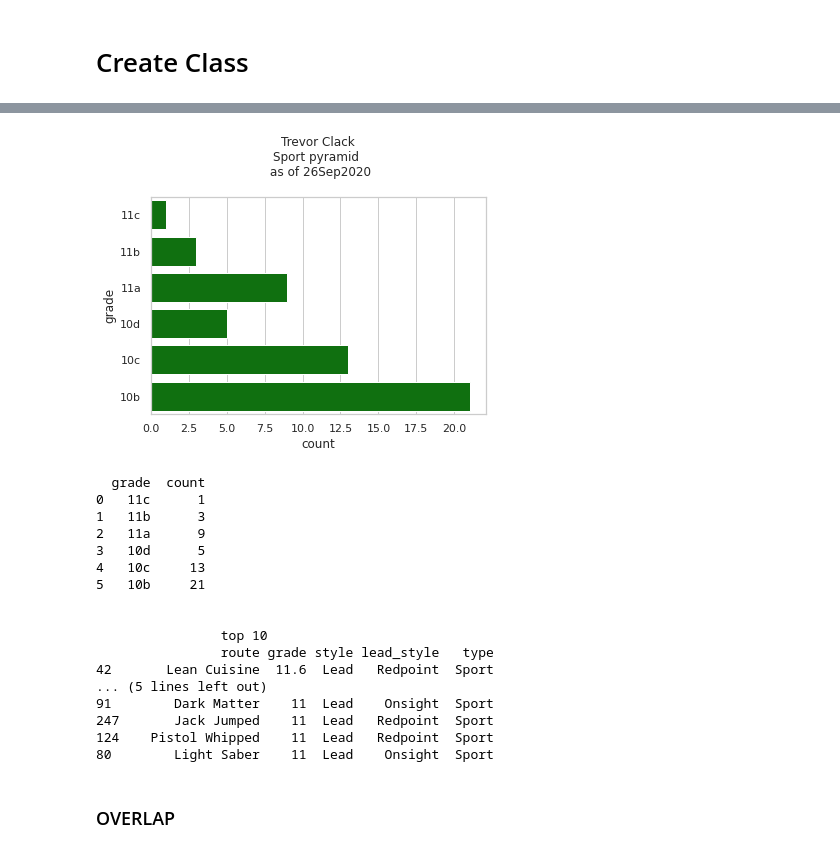
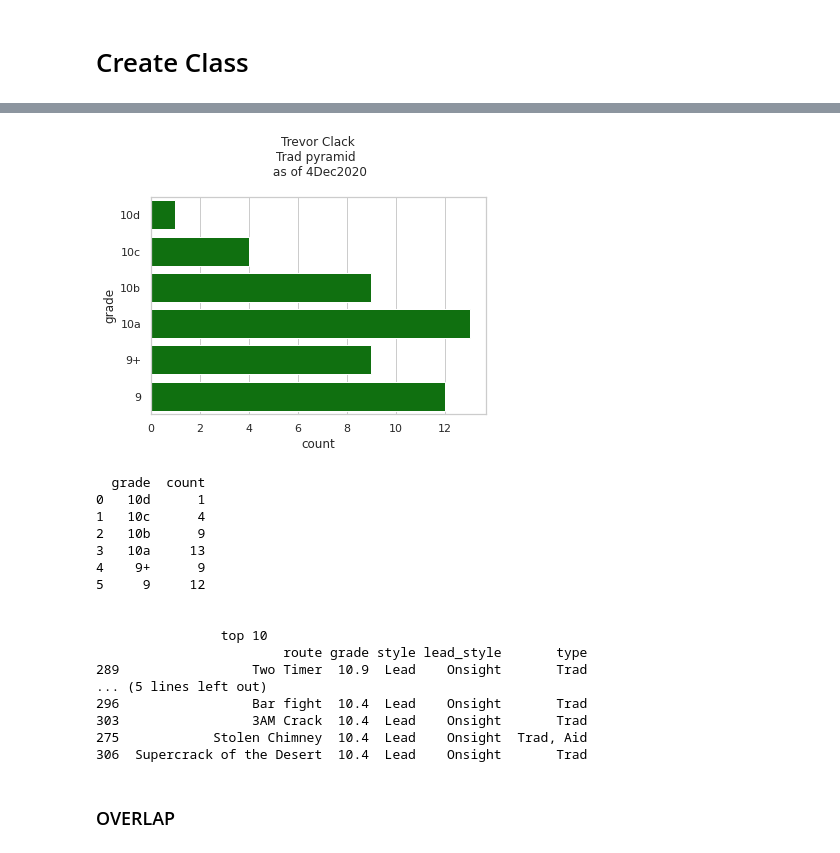
Before and after one commit to Tclack88/MountainProject, a Jupyter notebook: rp_os_pyramids.ipynb, the cells around one changed output, grey strips where cells are left out. Cells and saved outputs as stored; diff of their text form; code cells hidden in the pictures.

```diff
--- a/rp_os_pyramids.ipynb
+++ b/rp_os_pyramids.ipynb
@@ -782,6 +847,6 @@ class Pyramid:
 # %%
-# document = "https://www.mountainproject.com/user/109791883/trevor-clack/tick-export"   # Trevor
-document = "https://www.mountainproject.com/user/110296901/morgan-f/tick-export"  # Morgan
+document = "https://www.mountainproject.com/user/109791883/trevor-clack/tick-export"   # Trevor
+# document = "https://www.mountainproject.com/user/110296901/morgan-f/tick-export"  # Morgan
 # document = "https://www.mountainproject.com/user/106234022/stormeh/tick-export" # Ryan Murphy
 # area_url = "https://www.mountainproject.com/area/classics/108189726/fairview-mountain"
 area_url = "https://www.mountainproject.com/area/classics/105931166/central-pinnacles"
@@ -789,6 +854,6 @@ P = Pyramid(document)
 # P.make_recommendations(area_url)
 # P.show_pyramids('trad')
 P.show_pyramids()
-
+# P.yearly_progress()
 # TODO: fix the show_pyramids, with 'None' it shows one then doesn't show the other
 # %% [output]
@@ -828,24 +905,24 @@ P.yearly_mileage
 # %%
-P.show_pyramids('sport')
+P.show_pyramids('trad')
 # %% [output]
-[figure, old version]
+[figure, new version]
   grade  count
-0   11c      1
-1   11b      3
-2   11a      9
-3   10d      5
-4   10c     13
-5   10b     21
+0   10d      1
+1   10c      4
+2   10b      9
+3   10a     13
+4    9+      9
+5     9     12
 
 
                 top 10
-                route grade style lead_style   type
-42       Lean Cuisine  11.6  Lead   Redpoint  Sport
+                        route grade style lead_style       type
+289                 Two Timer  10.9  Lead    Onsight       Trad
 ... (5 lines left out)
-91        Dark Matter    11  Lead    Onsight  Sport
-247       Jack Jumped    11  Lead   Redpoint  Sport
-124    Pistol Whipped    11  Lead   Redpoint  Sport
-80        Light Saber    11  Lead    Onsight  Sport
+296                 Bar fight  10.4  Lead    Onsight       Trad
+303                 3AM Crack  10.4  Lead    Onsight       Trad
+275            Stolen Chimney  10.4  Lead    Onsight  Trad, Aid
+306  Supercrack of the Desert  10.4  Lead    Onsight       Trad
 # %% [markdown]
 ### OVERLAP
 # %%
```
Also changed, not shown: parts of 5 cells of this notebook.
